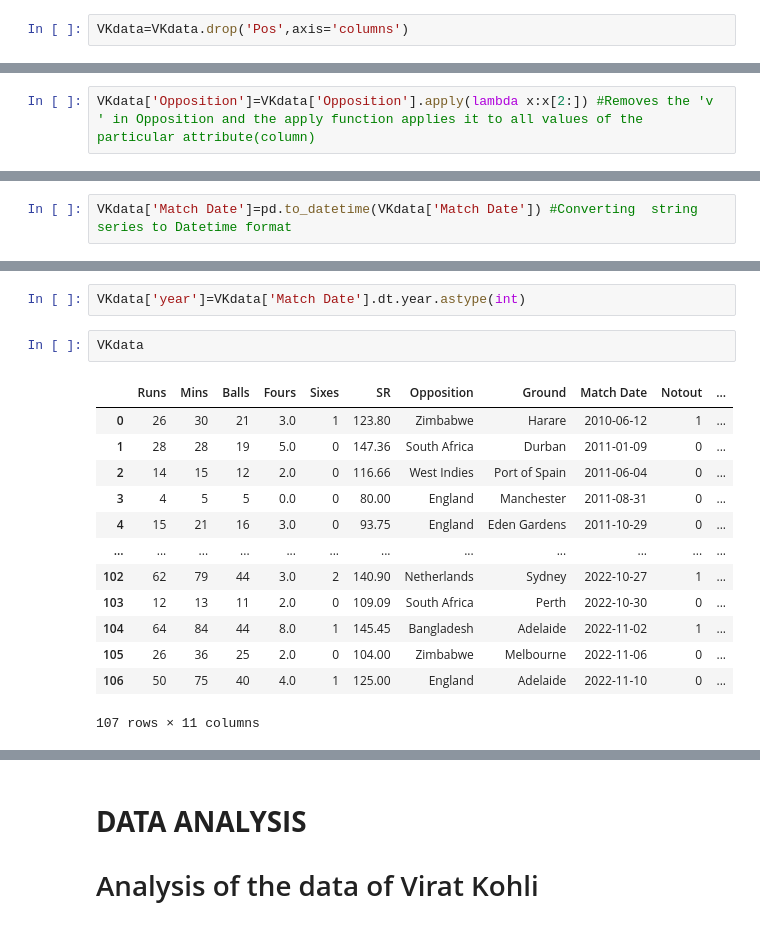
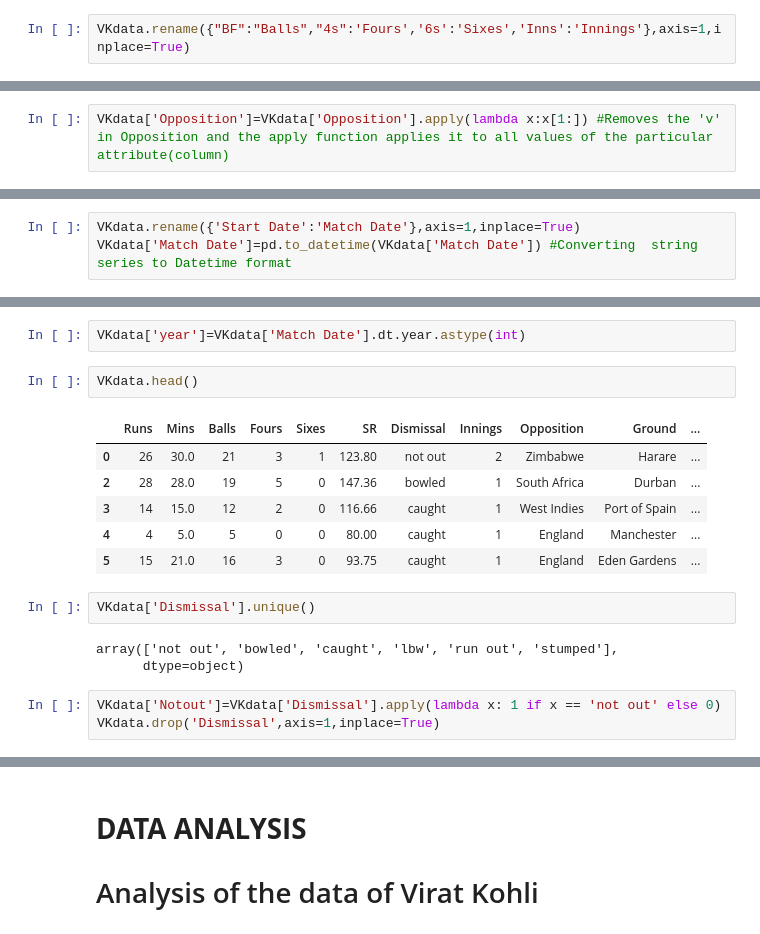
Before and after one commit to AtulAravindDas/Career-Analysis-of-Cricketers-in-T20-Internationals, a Jupyter notebook: ViratKohliAnalysis.ipynb, the cells around one changed output, grey strips where cells are left out. Drawn from its saved outputs; the diff is of its cells as text.

```diff
--- a/ViratKohliAnalysis.ipynb
+++ b/ViratKohliAnalysis.ipynb
@@ -58,5 +149,5 @@ print(VKdata.head()) #Prints the attributes with values but not in tabulated for
-# %%
-VKdata=VKdata.drop('Pos',axis='columns')
+# %%
+VKdata.rename({"BF":"Balls","4s":'Fours','6s':'Sixes','Inns':'Innings'},axis=1,inplace=True)
 # %%
 VKdata #Tabulated form
 # %% [output]
@@ -76,3 +167,3 @@ VKdata #Tabulated form
 # %%
-VKdata['Opposition']=VKdata['Opposition'].apply(lambda x:x[2:]) #Removes the 'v ' in Opposition and the apply function applies it to all values of the particular attribute(column)
+VKdata['Opposition']=VKdata['Opposition'].apply(lambda x:x[1:]) #Removes the 'v' in Opposition and the apply function applies it to all values of the particular attribute(column)
 # %%
@@ -94,3 +178,4 @@ VKdata
 # %%
+VKdata.rename({'Start Date':'Match Date'},axis=1,inplace=True)
 VKdata['Match Date']=pd.to_datetime(VKdata['Match Date']) #Converting  string  series to Datetime format
 # %%
@@ -112,21 +190,22 @@ VKdata
 # %%
 VKdata['year']=VKdata['Match Date'].dt.year.astype(int)
 # %%
-VKdata
+VKdata.head()
 # %% [output]
-|  | Runs | Mins | Balls | Fours | Sixes | SR | Opposition | Ground | Match Date | Notout | ... |
-| 0 | 26 | 30 | 21 | 3.0 | 1 | 123.80 | Zimbabwe | Harare | 2010-06-12 | 1 | ... |
-| 1 | 28 | 28 | 19 | 5.0 | 0 | 147.36 | South Africa | Durban | 2011-01-09 | 0 | ... |
-| 2 | 14 | 15 | 12 | 2.0 | 0 | 116.66 | West Indies | Port of Spain | 2011-06-04 | 0 | ... |
-| 3 | 4 | 5 | 5 | 0.0 | 0 | 80.00 | England | Manchester | 2011-08-31 | 0 | ... |
-| 4 | 15 | 21 | 16 | 3.0 | 0 | 93.75 | England | Eden Gardens | 2011-10-29 | 0 | ... |
-| ... | ... | ... | ... | ... | ... | ... | ... | ... | ... | ... | ... |
-| 102 | 62 | 79 | 44 | 3.0 | 2 | 140.90 | Netherlands | Sydney | 2022-10-27 | 1 | ... |
-| 103 | 12 | 13 | 11 | 2.0 | 0 | 109.09 | South Africa | Perth | 2022-10-30 | 0 | ... |
-| 104 | 64 | 84 | 44 | 8.0 | 1 | 145.45 | Bangladesh | Adelaide | 2022-11-02 | 1 | ... |
-| 105 | 26 | 36 | 25 | 2.0 | 0 | 104.00 | Zimbabwe | Melbourne | 2022-11-06 | 0 | ... |
-| 106 | 50 | 75 | 40 | 4.0 | 1 | 125.00 | England | Adelaide | 2022-11-10 | 0 | ... |
+|  | Runs | Mins | Balls | Fours | Sixes | SR | Dismissal | Innings | Opposition | Ground | ... |
+| 0 | 26 | 30.0 | 21 | 3 | 1 | 123.80 | not out | 2 | Zimbabwe | Harare | ... |
+| 2 | 28 | 28.0 | 19 | 5 | 0 | 147.36 | bowled | 1 | South Africa | Durban | ... |
+| 3 | 14 | 15.0 | 12 | 2 | 0 | 116.66 | caught | 1 | West Indies | Port of Spain | ... |
+| 4 | 4 | 5.0 | 5 | 0 | 0 | 80.00 | caught | 1 | England | Manchester | ... |
+| 5 | 15 | 21.0 | 16 | 3 | 0 | 93.75 | caught | 1 | England | Eden Gardens | ... |
-107 rows × 11 columns
+# %%
+VKdata['Dismissal'].unique()
+# %% [output]
+array(['not out', 'bowled', 'caught', 'lbw', 'run out', 'stumped'],
+      dtype=object)
+# %%
+VKdata['Notout']=VKdata['Dismissal'].apply(lambda x: 1 if x == 'not out' else 0)
+VKdata.drop('Dismissal',axis=1,inplace=True)
 # %%
 print(VKdata.columns.tolist()) #List the columns of the Dataframe, can be used for Keyerror resolution
 # %% [output]
```
Also changed, not shown: parts of 28 cells of this notebook.
